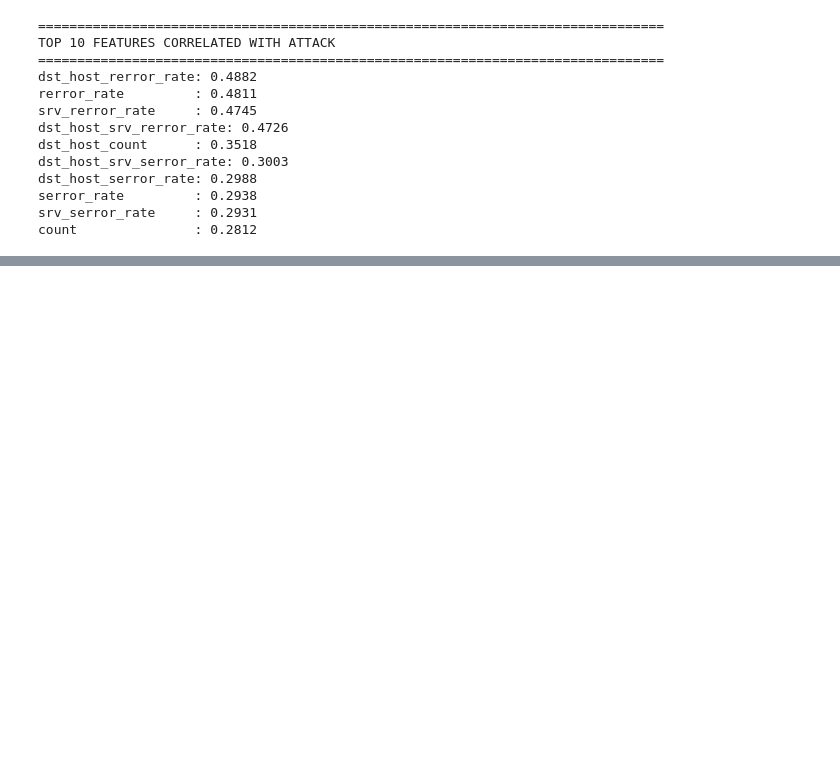
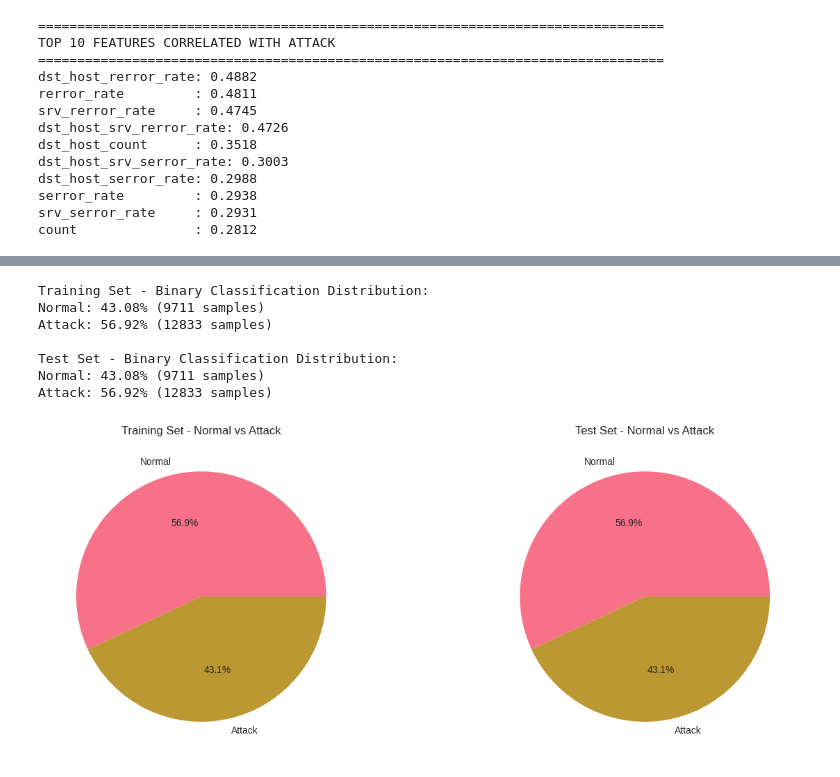
Before and after one commit to hima879/ai_network_ids, a Jupyter notebook: notebooks/01_EDA_Network_Intrusion.ipynb, the cells around one changed output, grey strips where cells are left out. Cells and saved outputs as stored; diff of their text form; code cells hidden in the pictures; blank space fills up the shorter version.

```diff
--- a/notebooks/01_EDA_Network_Intrusion.ipynb
+++ b/notebooks/01_EDA_Network_Intrusion.ipynb
@@ -419,0 +464,47 @@ count               : 0.2812
+# %%
+# Cell 8: Normal vs Attack Distribution
+# Create binary classification column
+train_df['attack'] = train_df['label'].apply(lambda x: 0 if x == 'normal' else 1)
+test_df['attack'] = test_df['label'].apply(lambda x: 0 if x == 'normal' else 1)
+
+# Calculate percentages
+train_normal_pct = (train_df['attack'] == 0).mean() * 100
+train_attack_pct = (train_df['attack'] == 1).mean() * 100
+
+test_normal_pct = (test_df['attack'] == 0).mean() * 100
+test_attack_pct = (test_df['attack'] == 1).mean() * 100
+
+print("Training Set - Binary Classification Distribution:")
+print(f"Normal: {train_normal_pct:.2f}% ({sum(train_df['attack'] == 0)} samples)")
+print(f"Attack: {train_attack_pct:.2f}% ({sum(train_df['attack'] == 1)} samples)")
+
+print("\nTest Set - Binary Classification Distribution:")
+print(f"Normal: {test_normal_pct:.2f}% ({sum(test_df['attack'] == 0)} samples)")
+print(f"Attack: {test_attack_pct:.2f}% ({sum(test_df['attack'] == 1)} samples)")
+
+# Visualize
+fig, axes = plt.subplots(1, 2, figsize=(14, 5))
+
+# Training set
+train_df['attack'].value_counts().plot(kind='pie', autopct='%1.1f%%', ax=axes[0],
+                                        labels=['Normal', 'Attack'])
+axes[0].set_title('Training Set - Normal vs Attack')
+axes[0].set_ylabel('')
+
+# Test set
+test_df['attack'].value_counts().plot(kind='pie', autopct='%1.1f%%', ax=axes[1],
+                                        labels=['Normal', 'Attack'])
+axes[1].set_title('Test Set - Normal vs Attack')
+axes[1].set_ylabel('')
+
+plt.tight_layout()
+plt.show()
+# %% [output]
+Training Set - Binary Classification Distribution:
+Normal: 43.08% (9711 samples)
+Attack: 56.92% (12833 samples)
+
+Test Set - Binary Classification Distribution:
+Normal: 43.08% (9711 samples)
+Attack: 56.92% (12833 samples)
+[figure, added]
```
Also changed, not shown: parts of 17 cells of this notebook.
